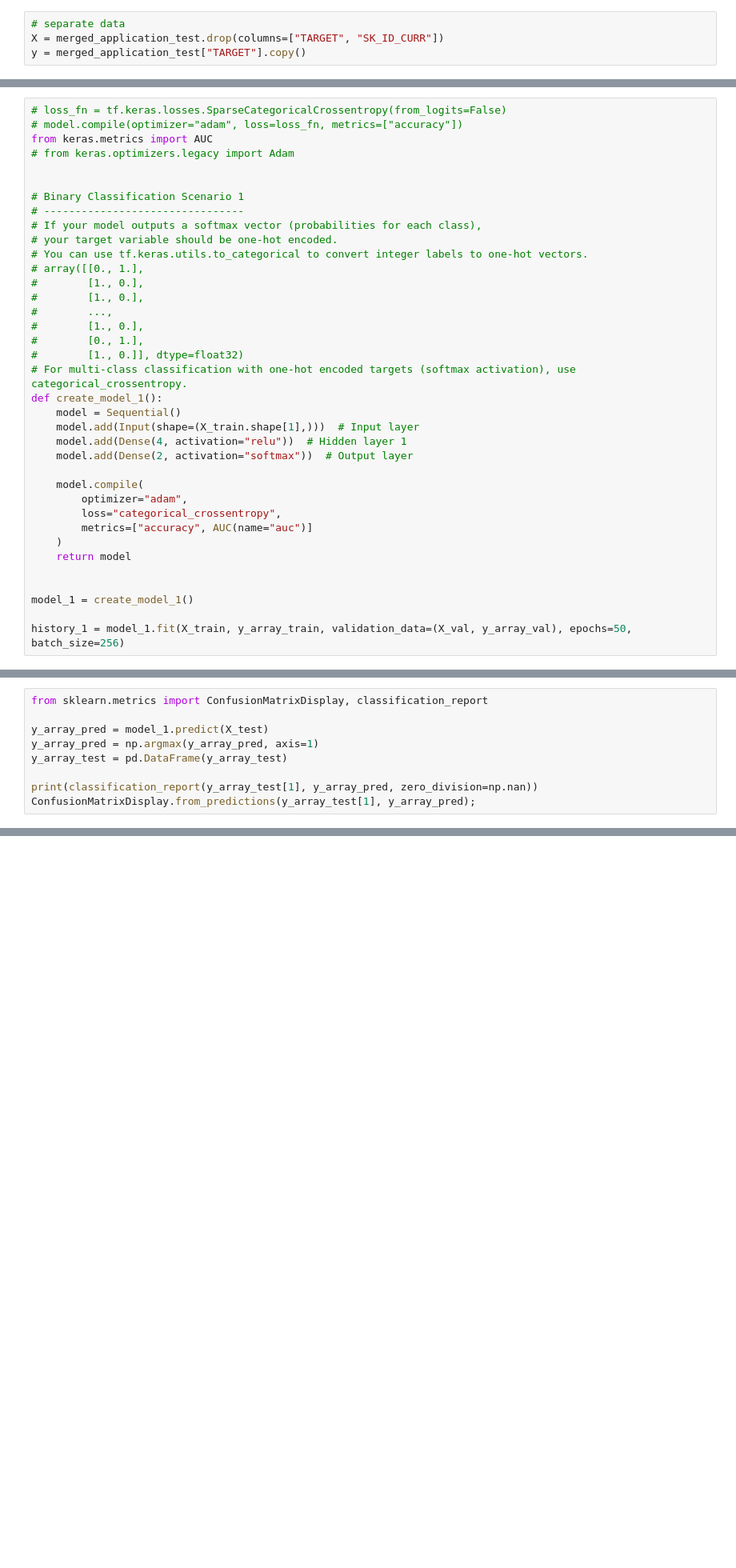
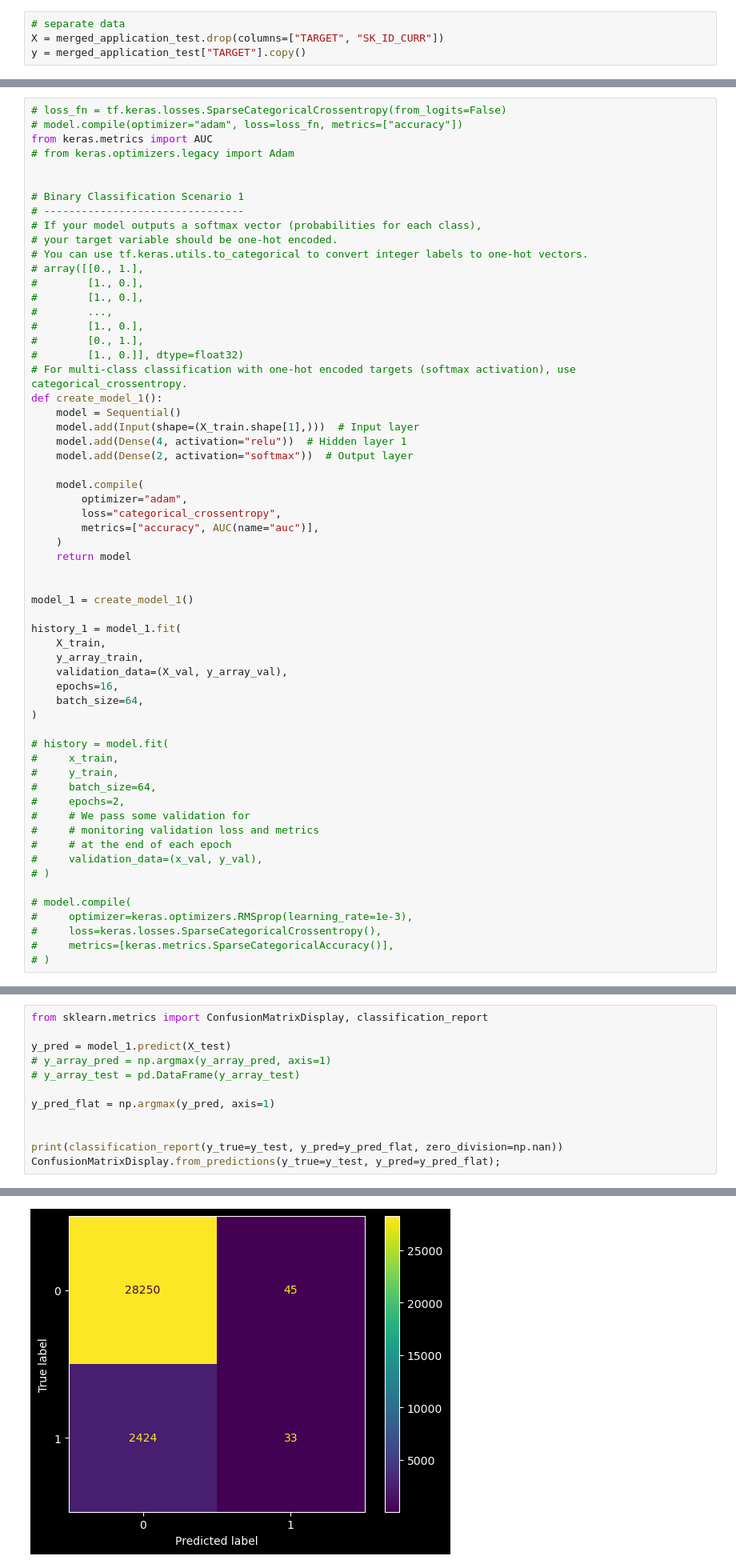
Before and after one commit to bkusuma/neural-home-credit-default-risk, a Jupyter notebook: kaggle/working/01-bk-tensorflow.ipynb, the cells around one changed output, grey strips where cells are left out. Shown: that part at 80% size. Saved outputs shown, nothing was run; the diff lists cells and outputs as text; blank space fills up the shorter version.

```diff
--- a/kaggle/working/01-bk-tensorflow.ipynb
+++ b/kaggle/working/01-bk-tensorflow.ipynb
@@ -163,11 +224,34 @@ def create_model_1():
     model.compile(
         optimizer="adam",
         loss="categorical_crossentropy",
-        metrics=["accuracy", AUC(name="auc")]
+        metrics=["accuracy", AUC(name="auc")],
     )
     return model
 
 
 model_1 = create_model_1()
 
-history_1 = model_1.fit(X_train, y_array_train, validation_data=(X_val, y_array_val), epochs=50, batch_size=256)
+history_1 = model_1.fit(
+    X_train,
+    y_array_train,
+    validation_data=(X_val, y_array_val),
+    epochs=16,
+    batch_size=64,
+)
+
+# history = model.fit(
+#     x_train,
+#     y_train,
+#     batch_size=64,
+#     epochs=2,
+#     # We pass some validation for
+#     # monitoring validation loss and metrics
+#     # at the end of each epoch
+#     validation_data=(x_val, y_val),
+# )
+
+# model.compile(
+#     optimizer=keras.optimizers.RMSprop(learning_rate=1e-3),
+#     loss=keras.losses.SparseCategoricalCrossentropy(),
+#     metrics=[keras.metrics.SparseCategoricalAccuracy()],
+# )
@@ -176,9 +310,13 @@ plot_history(history_1)
 # %%
 from sklearn.metrics import ConfusionMatrixDisplay, classification_report
 
-y_array_pred = model_1.predict(X_test)
-y_array_pred = np.argmax(y_array_pred, axis=1)
-y_array_test = pd.DataFrame(y_array_test)
+y_pred = model_1.predict(X_test)
+# y_array_pred = np.argmax(y_array_pred, axis=1)
+# y_array_test = pd.DataFrame(y_array_test)
 
-print(classification_report(y_array_test[1], y_array_pred, zero_division=np.nan))
-ConfusionMatrixDisplay.from_predictions(y_array_test[1], y_array_pred);
+y_pred_flat = np.argmax(y_pred, axis=1)
+
+
+print(classification_report(y_true=y_test, y_pred=y_pred_flat, zero_division=np.nan))
+ConfusionMatrixDisplay.from_predictions(y_true=y_test, y_pred=y_pred_flat);
+# %% [output]
@@ -185 +332,2 @@ ConfusionMatrixDisplay.from_predictions(y_array_test[1], y_array_pred);
+[figure, added]
 # %%
```
Also changed, not shown: parts of 41 cells of this notebook, 1 other file.
